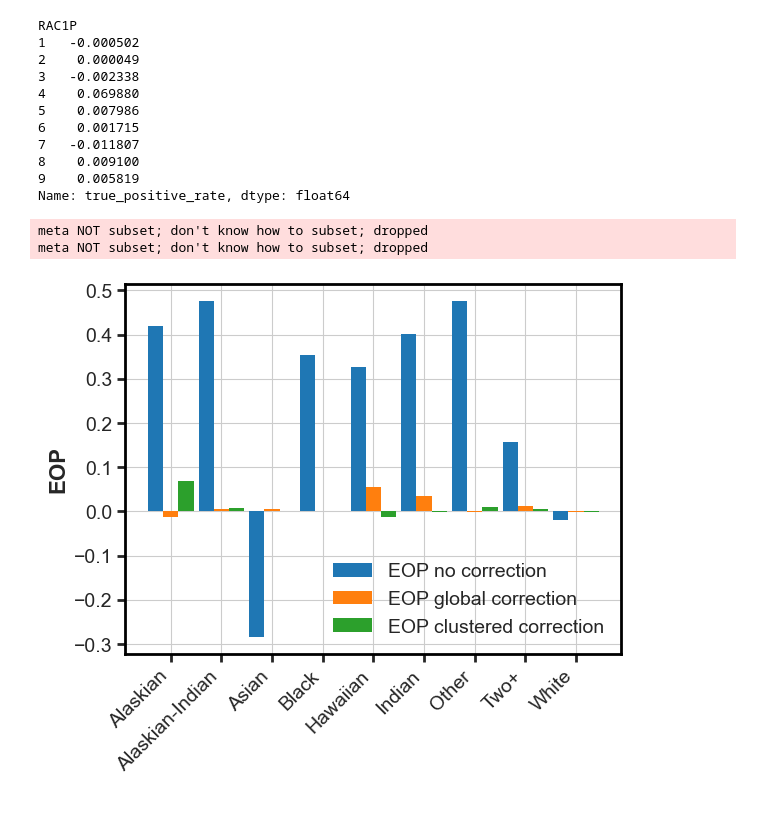
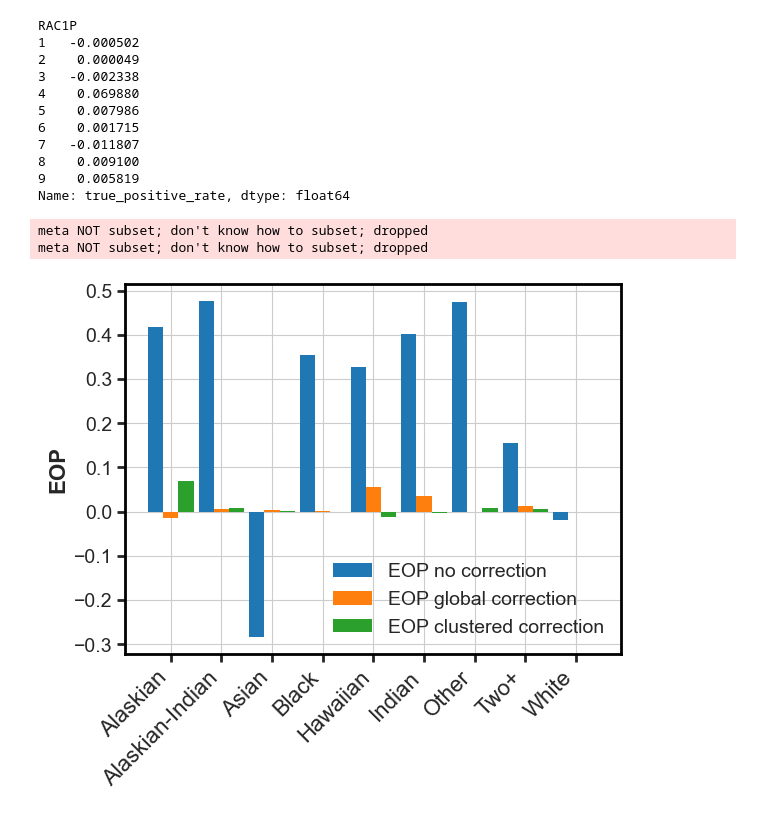
Before and after one commit to ruggieris/DD, a Jupyter notebook: notebooks/dd_ACSIncome_Yule.ipynb, the cells around one changed output. Drawn from its saved outputs; the diff is of its cells as text; code cells hidden in the pictures.

```diff
--- a/notebooks/dd_ACSIncome_Yule.ipynb
+++ b/notebooks/dd_ACSIncome_Yule.ipynb
@@ -575,15 +575,15 @@ Name: true_positive_rate, dtype: float64
 # %%
 X_axis = np.arange(len(pretty_rac1p))
 pos = np.argsort(pretty_rac1p)
 plt.bar(X_axis - 0.30, np.array(summary_b.overall-summary_b.by_group)[pos], 0.3, label='EOP no correction')
 plt.bar(X_axis - 0.00, np.array(summary_a.overall-summary_a.by_group)[pos], 0.3, label='EOP global correction')
 plt.bar(X_axis + 0.30, np.array(summary_c.overall-summary_c.by_group)[pos], 0.3, label='EOP clustered correction')
-plt.xticks(X_axis, sorted(pretty_rac1p), rotation = 45, ha="right")
+plt.xticks(X_axis, sorted(pretty_rac1p), fontsize=16, rotation = 45, ha="right")
 plt.legend(loc=4)
 plt.ylabel("EOP", fontweight="bold", fontsize=16)
 plt.savefig('fig0.pdf', bbox_inches='tight', dpi=400)
 plt.show()
 # %% [output]
 meta NOT subset; don't know how to subset; dropped
 meta NOT subset; don't know how to subset; dropped
-[figure, old version]
+[figure, new version]
```
